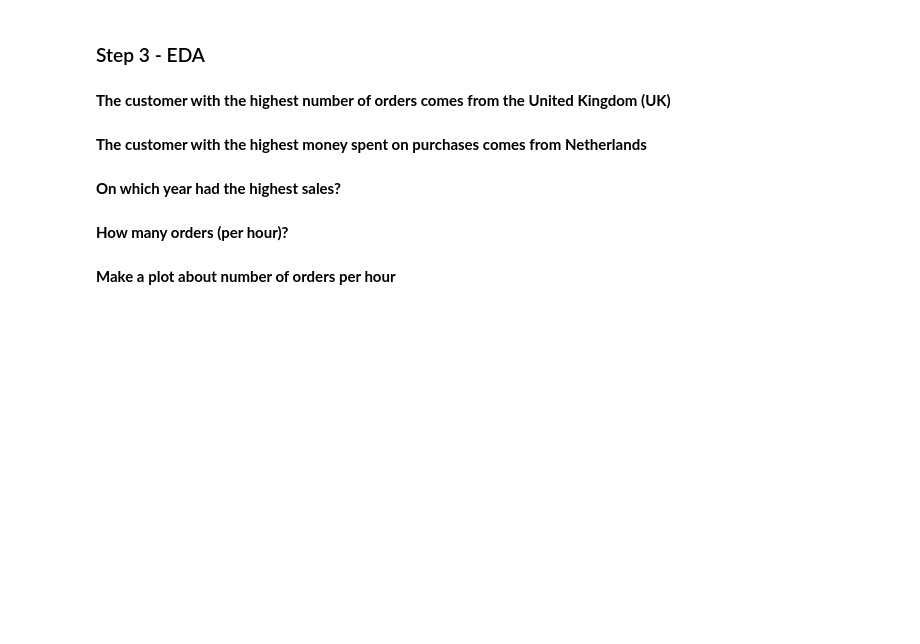
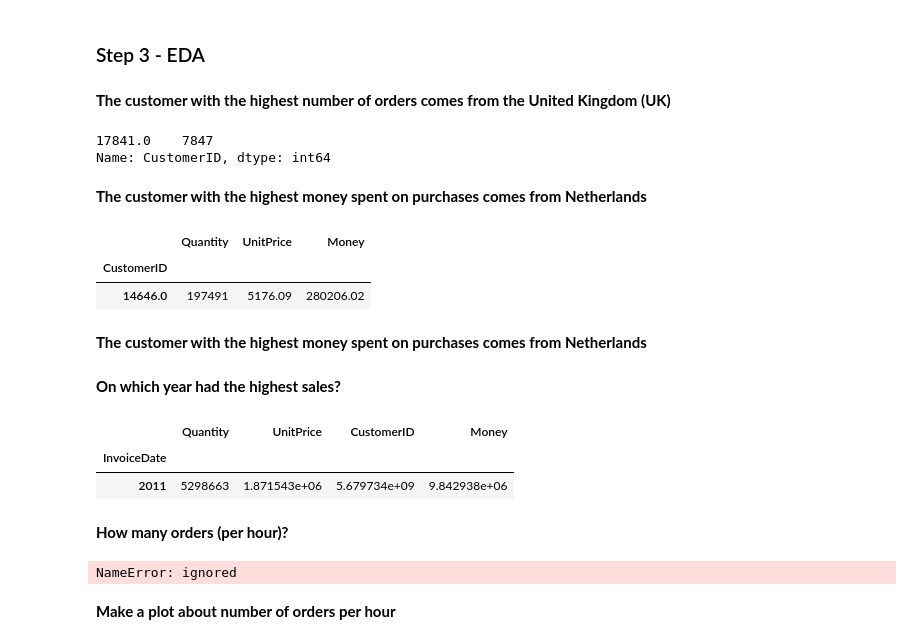
Before and after one commit to kvt0012/ex_DS_w3, a Jupyter notebook: Copy_of_Assignment_3_EDA.ipynb, the cells around one changed output. Drawn from its saved outputs; the diff is of its cells as text; code cells hidden in the pictures; blank space fills up the shorter version.

```diff
--- a/Copy_of_Assignment_3_EDA.ipynb
+++ b/Copy_of_Assignment_3_EDA.ipynb
@@ -207,5 +207,9 @@ trans = trans [ ~(trans['UnitPrice'] <0)]
 **The customer with the highest number of orders comes from the United Kingdom (UK)**
 # %%
 # Your code here
+trans[trans['Country']=='United Kingdom']['CustomerID'].value_counts().head(1)
+# %% [output]
+17841.0    7847
+Name: CustomerID, dtype: int64
 # %% [markdown]
 **The customer with the highest money spent on purchases comes from Netherlands**
@@ -214,2 +216,13 @@ trans = trans [ ~(trans['UnitPrice'] <0)]
+# %%
+# Your code here
+trans['Money']= trans['Quantity']*trans['UnitPrice']
+a=trans[trans['Country']=='Netherlands']
+a.groupby("CustomerID").sum().sort_values("Money", ascending=False).head(1)
+# %% [output]
+|  | Quantity | UnitPrice | Money |
+| CustomerID |  |  |  |
+| 14646.0 | 197491 | 5176.09 | 280206.02 |
+# %% [markdown]
+**The customer with the highest money spent on purchases comes from Netherlands**
 # %% [markdown]
 **On which year had the highest sales?**
@@ -218,2 +229,18 @@ trans = trans [ ~(trans['UnitPrice'] <0)]
+# %%
+
+
+
+trans['InvoiceDate'] = pd.to_datetime(trans['InvoiceDate'], errors='coerce')
+a=trans['InvoiceDate'].dt.year
+trans.groupby(a).sum().sort_values("Money", ascending=False).head(1)
+# %% [output]
+|  | Quantity | UnitPrice | CustomerID | Money |
+| InvoiceDate |  |  |  |  |
+| 2011 | 5298663 | 1.871543e+06 | 5.679734e+09 | 9.842938e+06 |
 # %% [markdown]
 **How many orders (per hour)?**
+# %%
+a=trans[ \trans['InvoiceDate'].dt.hour
+trans.groupby('Country').sum()
+# %% [output]
+NameError: ignored
```
Also changed, not shown: parts of 4 cells of this notebook.
